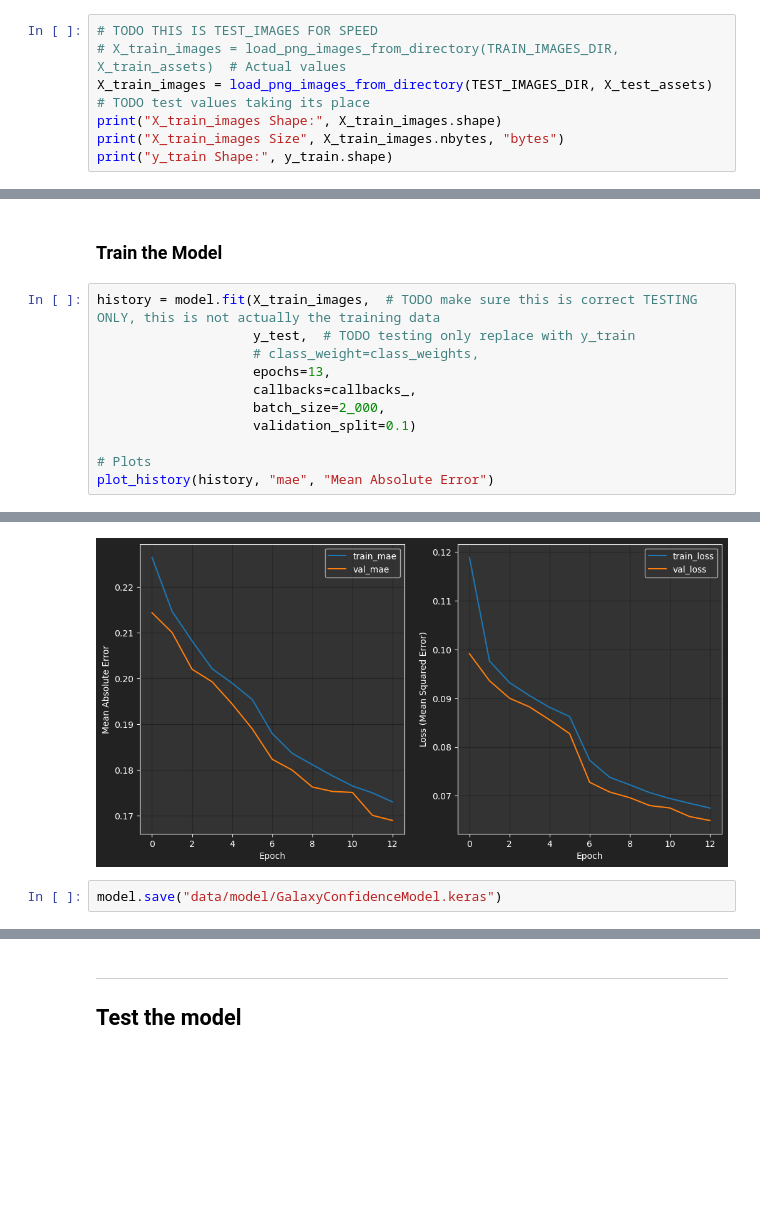
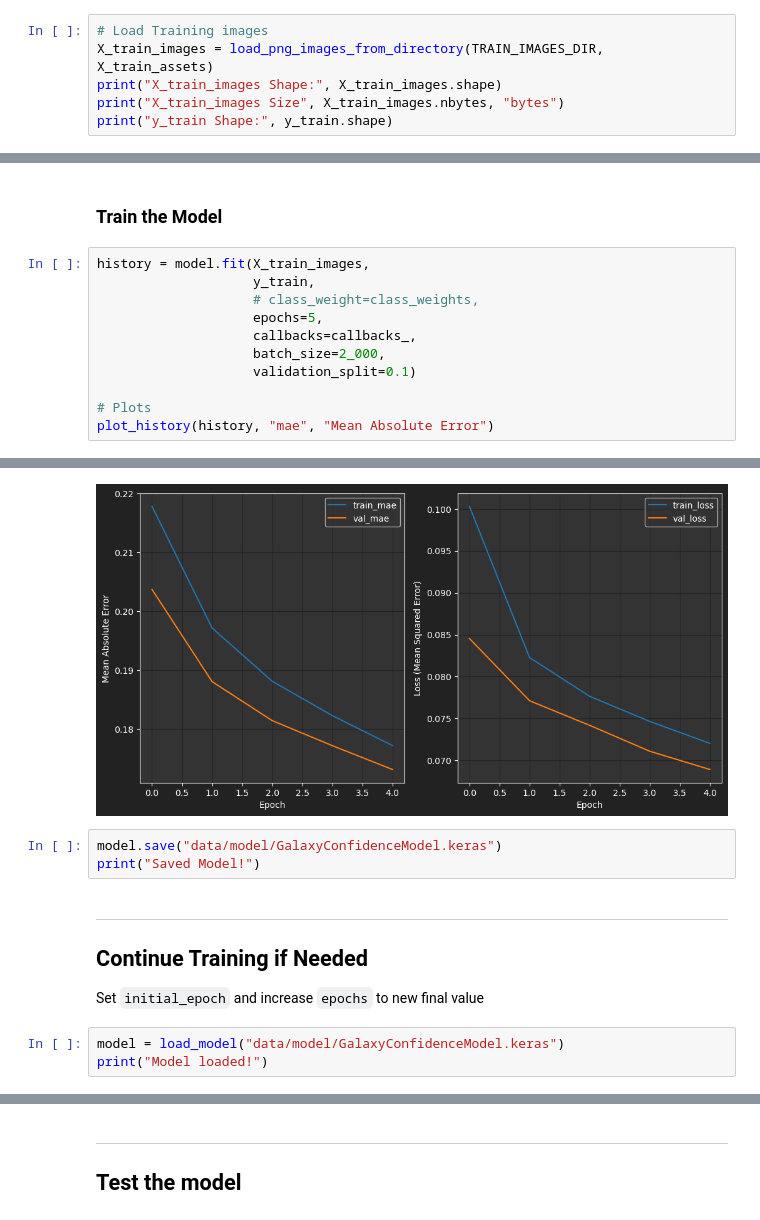
Before and after one commit to zachaa/Galaxy_Morphology_Classification, a Jupyter notebook: model_training.ipynb, the cells around one changed output, grey strips where cells are left out. Drawn from its saved outputs; the diff is of its cells as text; blank space fills up the shorter version.

Commit message:
add save and load to continue training + use full data

```diff
--- a/model_training.ipynb
+++ b/model_training.ipynb
@@ -75,9 +74,8 @@ def load_png_images_from_directory(directory: str,  image_list: list[int]) -> np
     X_image_array = np.array(images)
     return X_image_array
 # %%
-# TODO THIS IS TEST_IMAGES FOR SPEED
-# X_train_images = load_png_images_from_directory(TRAIN_IMAGES_DIR, X_train_assets)  # Actual values
-X_train_images = load_png_images_from_directory(TEST_IMAGES_DIR, X_test_assets)  # TODO test values taking its place
+# Load Training images
+X_train_images = load_png_images_from_directory(TRAIN_IMAGES_DIR, X_train_assets)
 print("X_train_images Shape:", X_train_images.shape)
 print("X_train_images Size", X_train_images.nbytes, "bytes")
 print("y_train Shape:", y_train.shape)
@@ -253,10 +247,10 @@ class_weights = {
 # %% [markdown]
 ### Train the Model
 # %%
-history = model.fit(X_train_images,  # TODO make sure this is correct TESTING ONLY, this is not actually the training data
-                    y_test,  # TODO testing only replace with y_train
+history = model.fit(X_train_images,
+                    y_train,
                     # class_weight=class_weights,
-                    epochs=13,
+                    epochs=5,
                     callbacks=callbacks_,
                     batch_size=2_000,
                     validation_split=0.1)
@@ -284,3 +271,11 @@ Epoch 13/13
-[figure, old version]
+[figure, new version]
 # %%
 model.save("data/model/GalaxyConfidenceModel.keras")
+print("Saved Model!")
+# %% [markdown]
+---
+## Continue Training if Needed
+Set `initial_epoch` and increase `epochs` to new final value
+# %%
+model = load_model("data/model/GalaxyConfidenceModel.keras")
+print("Model loaded!")
```
Also changed, not shown: parts of 13 cells of this notebook.
